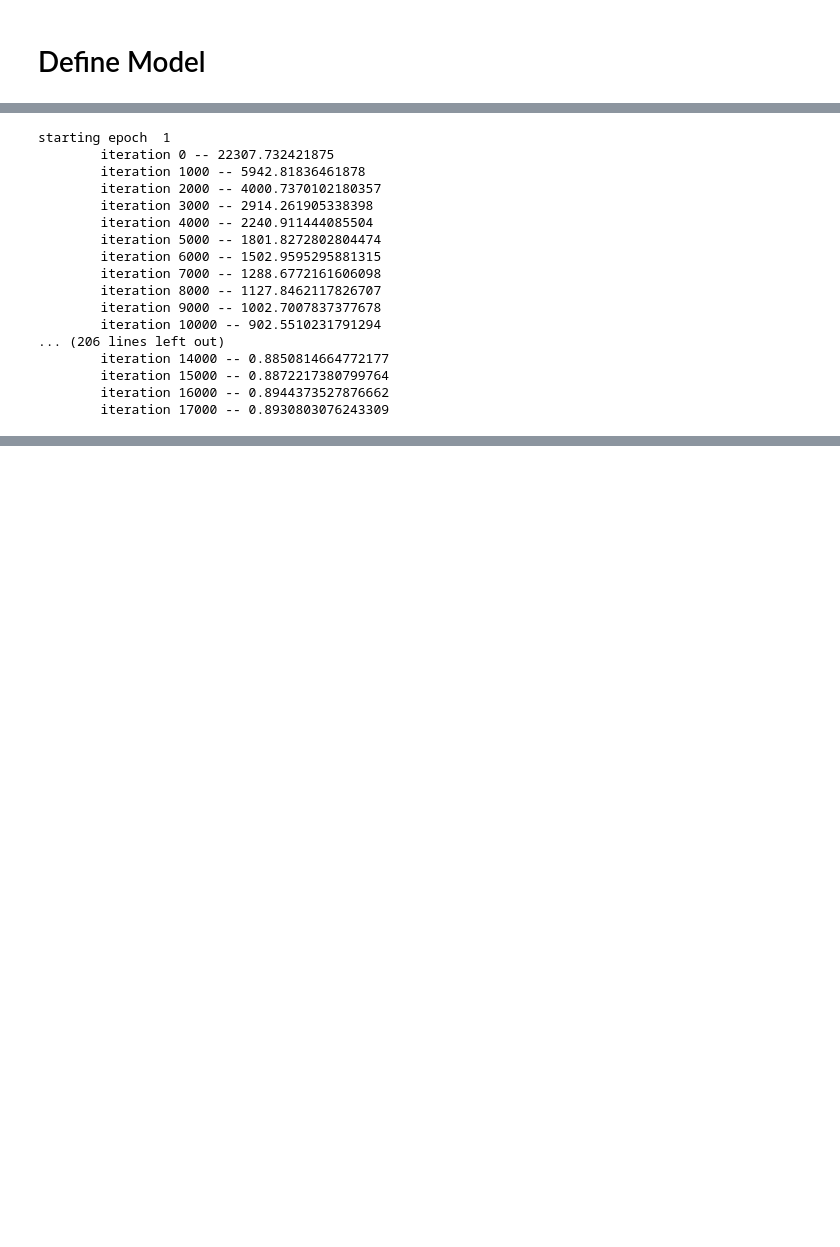
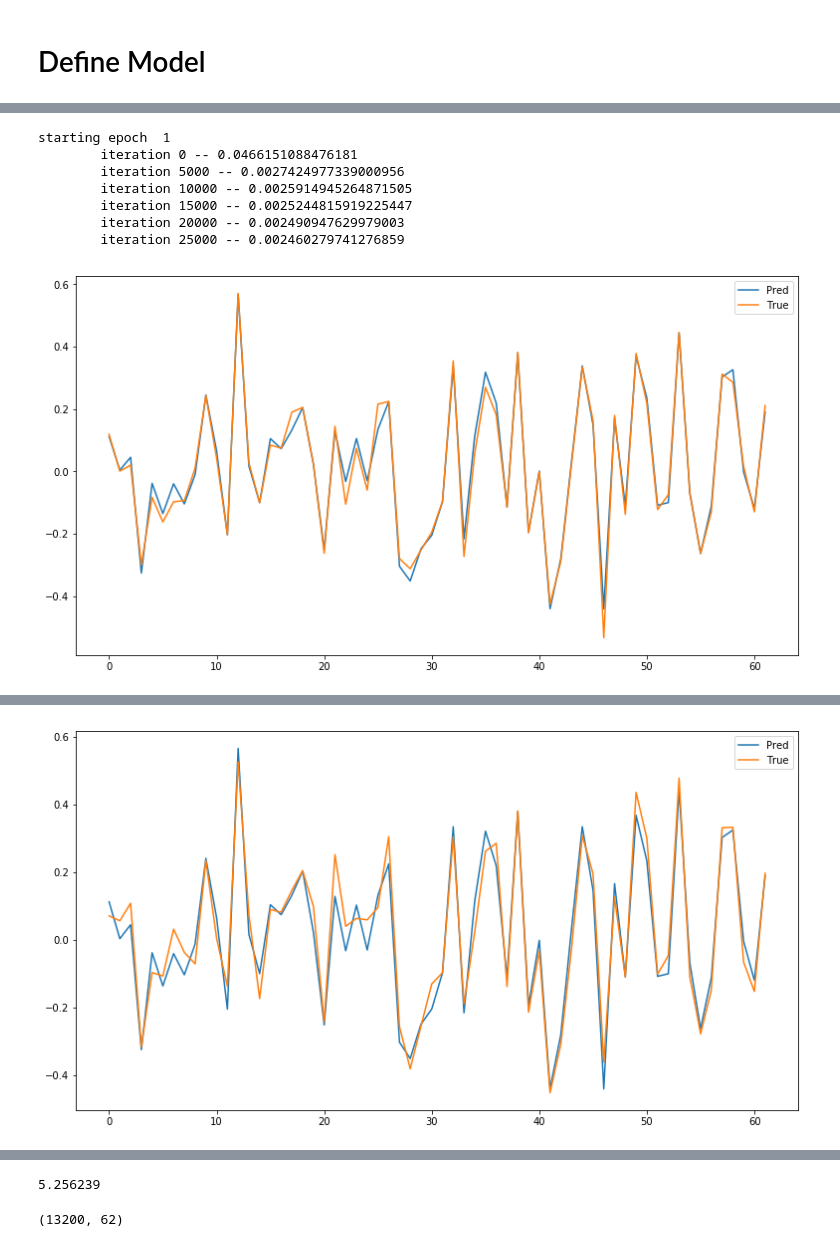
Before and after one commit to rlagrois/AdvFinML, a Jupyter notebook: Fin-Project_MultioutReg/winton-pytorch_cur.ipynb, the cells around one changed output, grey strips where cells are left out. Saved outputs shown, nothing was run; the diff lists cells and outputs as text; code cells hidden in the pictures; blank space fills up the shorter version.

```diff
--- a/Fin-Project_MultioutReg/winton-pytorch_cur.ipynb
+++ b/Fin-Project_MultioutReg/winton-pytorch_cur.ipynb
@@ -328,14 +357,15 @@ Xavier, uniform +/- 1.01, normal on the last hidden layer with std=1, and normal
 # %%
-kernels = [3,3,3,3,3,3]
-filters = [32,32,32,32,32,32]
-hidden = [1000,1000]
+kernels = [5,5,5,5,5,5,5,5]
+filters = [4,4,4,8,8,8,16,16]
+hidden = [500,62]
 
 cnn1 = CNN_1d(kernels, filters, hidden)
 cnn1 = cnn1.cuda()
 
-#loss_fn = mod_mse()
-loss_fn = nn.MSELoss()
-opt = torch.optim.RMSprop(cnn1.parameters(), lr=.0001)
+#loss_fnA = mod_mse().cuda()
+loss_fnB = nn.MSELoss().cuda()
+opt_alg = torch.optim.RMSprop(cnn1.parameters(), lr=.001)
+opt = torch.optim.lr_scheduler.MultiStepLR(opt_alg, milestones=[5,15,30])
 
 print(cnn1)
 # %% [output]
@@ -358,7 +388,7 @@ CNN_1d(
 )
 # %%
 #Training the CNN
-num_epochs = 15
+num_epochs = 10
 
 #Define the lists to store the results of loss and accuracy
 
@@ -378,57 +408,64 @@ for epoch in range(num_epochs):
         true = torch.flatten(true)
         x = x.view(-1,1,121)
         x = x.cuda(non_blocking=True)
-        opt.zero_grad()
+        opt_alg.zero_grad()
         out = cnn1(x)
-        loss = loss_fn(out, true)
+        #lossA = loss_fnA(out, true)
+        loss = loss_fnB(out, true)
+       # loss = lossA + lossB
 
         iter_loss += loss.item()
         loss.backward()
+        opt_alg.step()
         opt.step()
 
         iterations += 1
-
-        if i % 1000 == 0:
+        if i % 5000 == 0:
             print('\titeration', str(i), '--', str(iter_loss/iterations))
 
     losses['train_loss'][epoch] = iter_loss / iterations
 
     # Test
     cnn1.eval()
     ev_loss = 0.0
     iterations = 0
 
     for i, (x,y) in enumerate(test_loader):
 
         true = y.cuda(non_blocking=True)
         true = torch.flatten(true)
         x = x.view(-1,1,121)
         x = x.cuda(non_blocking=True)
         out = cnn1(x)
-        loss = loss_fn(out, true)
+        #loss = loss_fnA(out, true)
+        loss = loss_fnB(out, true)
+        #loss = lossA + lossB
         ev_loss += loss.item()
 
         iterations += 1
 
+    if epoch % 5 == 0:
+        tst_plt = out.cpu().data.numpy()
+        tr_plt = true.cpu().data.numpy()
+        tst_plt = tst_plt.reshape(-1,62)
+        tr_plt = tr_plt.reshape(-1,62)
+        plt.figure(figsize=(13,7))
+        plt.plot(tst_plt[0], label="Pred")
+        plt.plot(tr_plt[0], label='True')
+        plt.legend()
+        plt.show()
+
     losses['eval_loss'][epoch] = ev_loss / iterations
+    mae = mean_absolute_error(out.cpu().data.numpy(), true.cpu().data.numpy())
 
-    print ('Epoch {}/{}, Training Loss: {:.3f}, Testing Loss: {:.3f}'
-           .format(epoch+1, num_epochs, losses['train_loss'][epoch], losses['eval_loss'][epoch]))
+    print ('Epoch {}/{}, Training Loss: {:.5f}, Testing Loss: {:.5f}, Test MAE (plotted): {:.3f}'
+           .format(epoch+1, num_epochs, losses['train_loss'][epoch], losses['eval_loss'][epoch], mae))
 # %% [output]
 starting epoch  1
-        iteration 0 -- 22307.732421875
-        iteration 1000 -- 5942.81836461878
-        iteration 2000 -- 4000.7370102180357
-        iteration 3000 -- 2914.261905338398
-        iteration 4000 -- 2240.911444085504
-        iteration 5000 -- 1801.8272802804474
-        iteration 6000 -- 1502.9595295881315
-        iteration 7000 -- 1288.6772161606098
-        iteration 8000 -- 1127.8462117826707
-        iteration 9000 -- 1002.7007837377678
-        iteration 10000 -- 902.5510231791294
-... (206 lines left out)
-        iteration 14000 -- 0.8850814664772177
-        iteration 15000 -- 0.8872217380799764
-        iteration 16000 -- 0.8944373527876662
-        iteration 17000 -- 0.8930803076243309
+        iteration 0 -- 0.0466151088476181
+        iteration 5000 -- 0.0027424977339000956
+        iteration 10000 -- 0.0025914945264871505
+        iteration 15000 -- 0.0025244815919225447
+        iteration 20000 -- 0.002490947629979003
+        iteration 25000 -- 0.002460279741276859
+[figure, added]
@@ -434,0 +489 @@ starting epoch  1
+[figure, added]
@@ -435,3 +507,7 @@ starting epoch  1
+# %%
+mean_absolute_error(out.cpu().data.numpy(), true.cpu().data.numpy())
+# %% [output]
+5.256239
 # %%
 tot_train = losses['train_loss']
 tot_eval = losses['eval_loss'],
@@ -440,5 +516,10 @@ plt.plot(losses['train_loss'], label='Training Loss')
 plt.plot(losses['eval_loss'], label='Testing Loss')
 plt.legend()
 plt.show()
+# %%
+test = test.reshape(-1,62)
+test.shape
+# %% [output]
+(13200, 62)
 # %%
 plt.figure(figsize=(13,7))
```
Also changed, not shown: parts of 18 cells of this notebook.
